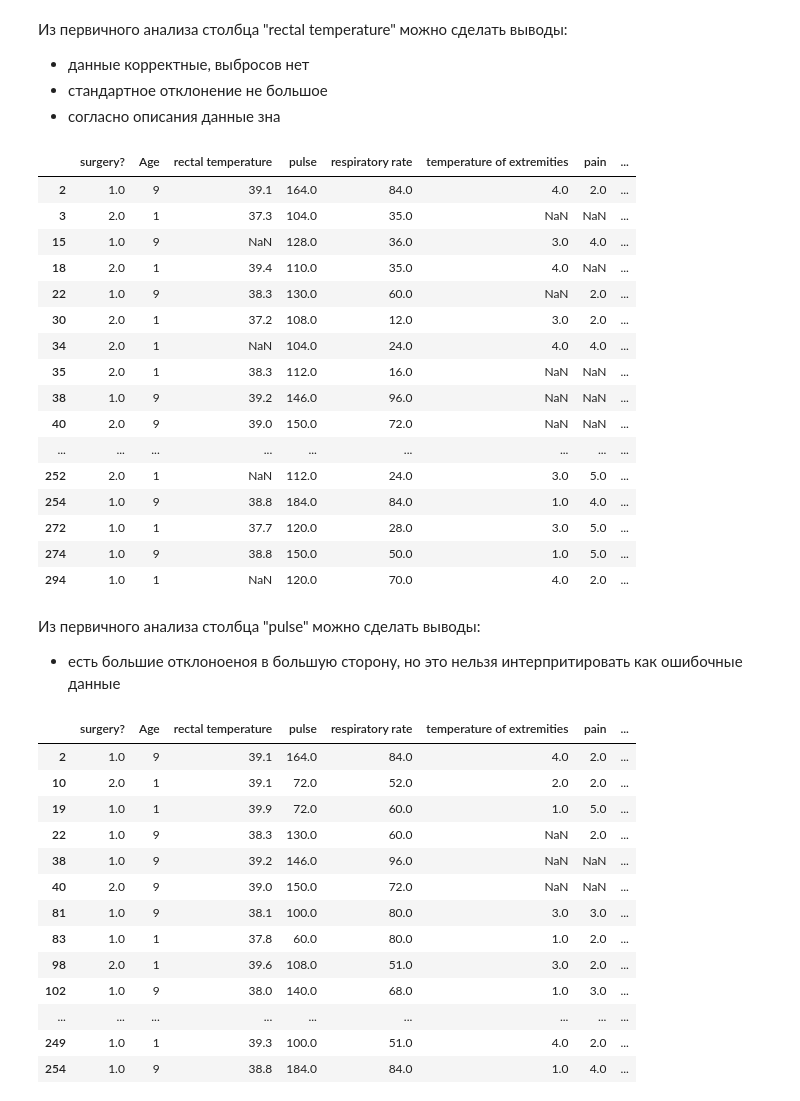
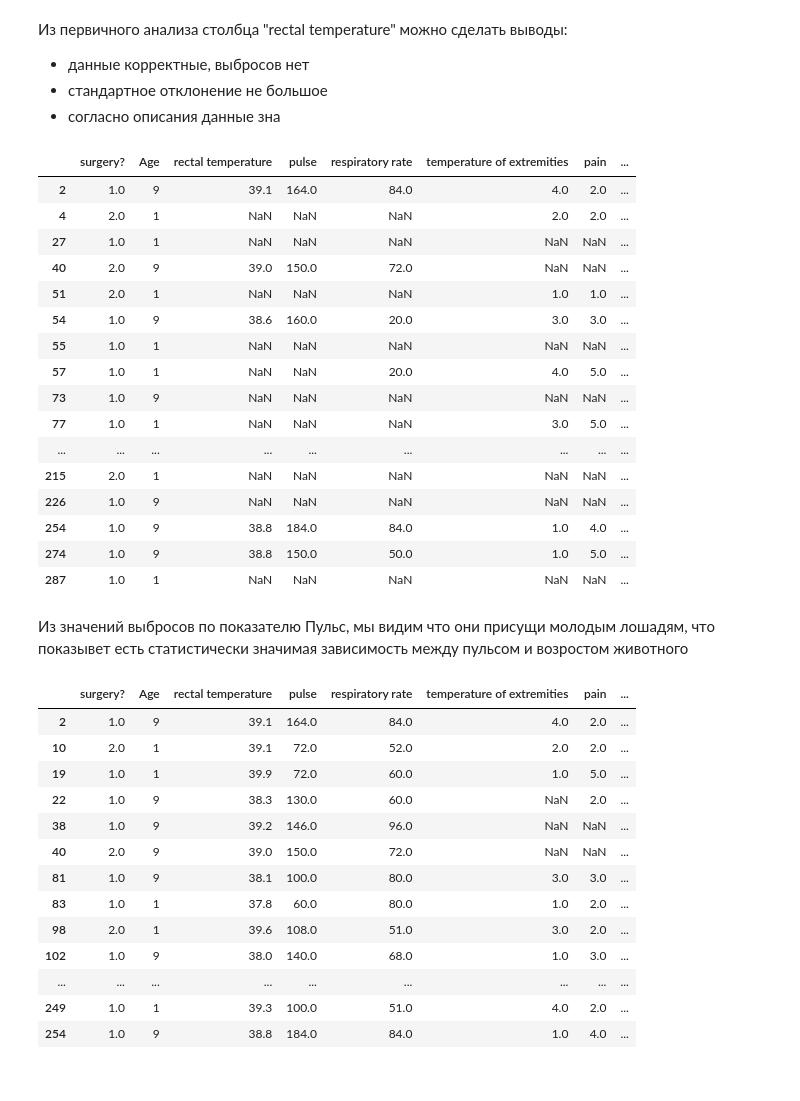
Before and after one commit to Virvin777/Netology-DZ, a Jupyter notebook: DZ_baz_stat.ipynb, the cells around one changed output. Cells and saved outputs as stored; diff of their text form; code cells hidden in the pictures.

```diff
--- a/DZ_baz_stat.ipynb
+++ b/DZ_baz_stat.ipynb
@@ -83,29 +83,34 @@ Name: Age, dtype: int64
 - данные корректные, выбросов нет
 - стандартное отклонение не большое
 - согласно описания данные зна
-# %%
-df[df['pulse']>100]
-# %% [output]
-|  | surgery? | Age | rectal temperature | pulse | respiratory rate | temperature of extremities | pain | ... |
-| 2 | 1.0 | 9 | 39.1 | 164.0 | 84.0 | 4.0 | 2.0 | ... |
-| 3 | 2.0 | 1 | 37.3 | 104.0 | 35.0 | NaN | NaN | ... |
-| 15 | 1.0 | 9 | NaN | 128.0 | 36.0 | 3.0 | 4.0 | ... |
-| 18 | 2.0 | 1 | 39.4 | 110.0 | 35.0 | 4.0 | NaN | ... |
-| 22 | 1.0 | 9 | 38.3 | 130.0 | 60.0 | NaN | 2.0 | ... |
-| 30 | 2.0 | 1 | 37.2 | 108.0 | 12.0 | 3.0 | 2.0 | ... |
-| 34 | 2.0 | 1 | NaN | 104.0 | 24.0 | 4.0 | 4.0 | ... |
-| 35 | 2.0 | 1 | 38.3 | 112.0 | 16.0 | NaN | NaN | ... |
-| 38 | 1.0 | 9 | 39.2 | 146.0 | 96.0 | NaN | NaN | ... |
-| 40 | 2.0 | 9 | 39.0 | 150.0 | 72.0 | NaN | NaN | ... |
-| ... | ... | ... | ... | ... | ... | ... | ... | ... |
-| 252 | 2.0 | 1 | NaN | 112.0 | 24.0 | 3.0 | 5.0 | ... |
-| 254 | 1.0 | 9 | 38.8 | 184.0 | 84.0 | 1.0 | 4.0 | ... |
-| 272 | 1.0 | 1 | 37.7 | 120.0 | 28.0 | 3.0 | 5.0 | ... |
-| 274 | 1.0 | 9 | 38.8 | 150.0 | 50.0 | 1.0 | 5.0 | ... |
-| 294 | 1.0 | 1 | NaN | 120.0 | 70.0 | 4.0 | 2.0 | ... |
-# %% [markdown]
-Из первичного анализа столбца "pulse" можно сделать выводы:
-- есть большие отклоноеноя в большую сторону, но это нельзя интерпритировать как ошибочные данные
+# %%
+q1 = df['pulse'].quantile(0.25)
+q3 = df['pulse'].quantile(0.75)
+iqr = q3 - q1
+lower_bound = q1 - (1.5 * iqr)
+upper_bound = q3 + (1.5 * iqr)
+remove_outliers = df[~df['pulse'].between(lower_bound, upper_bound, inclusive=True)]
+remove_outliers
+# %% [output]
+|  | surgery? | Age | rectal temperature | pulse | respiratory rate | temperature of extremities | pain | ... |
+| 2 | 1.0 | 9 | 39.1 | 164.0 | 84.0 | 4.0 | 2.0 | ... |
+| 4 | 2.0 | 1 | NaN | NaN | NaN | 2.0 | 2.0 | ... |
+| 27 | 1.0 | 1 | NaN | NaN | NaN | NaN | NaN | ... |
+| 40 | 2.0 | 9 | 39.0 | 150.0 | 72.0 | NaN | NaN | ... |
+| 51 | 2.0 | 1 | NaN | NaN | NaN | 1.0 | 1.0 | ... |
+| 54 | 1.0 | 9 | 38.6 | 160.0 | 20.0 | 3.0 | 3.0 | ... |
+| 55 | 1.0 | 1 | NaN | NaN | NaN | NaN | NaN | ... |
+| 57 | 1.0 | 1 | NaN | NaN | 20.0 | 4.0 | 5.0 | ... |
+| 73 | 1.0 | 9 | NaN | NaN | NaN | NaN | NaN | ... |
+| 77 | 1.0 | 1 | NaN | NaN | NaN | 3.0 | 5.0 | ... |
+| ... | ... | ... | ... | ... | ... | ... | ... | ... |
+| 215 | 2.0 | 1 | NaN | NaN | NaN | NaN | NaN | ... |
+| 226 | 1.0 | 9 | NaN | NaN | NaN | NaN | NaN | ... |
+| 254 | 1.0 | 9 | 38.8 | 184.0 | 84.0 | 1.0 | 4.0 | ... |
+| 274 | 1.0 | 9 | 38.8 | 150.0 | 50.0 | 1.0 | 5.0 | ... |
+| 287 | 1.0 | 1 | NaN | NaN | NaN | NaN | NaN | ... |
+# %% [markdown]
+Из значений выбросов по показателю Пульс, мы видим что они присущи молодым лошадям, что показывет есть статистически значимая зависимость между пульсом и возростом животного
 # %%
 df[df['respiratory rate']>50]
 # %% [output]
```
Also changed, not shown: parts of 7 cells of this notebook.
